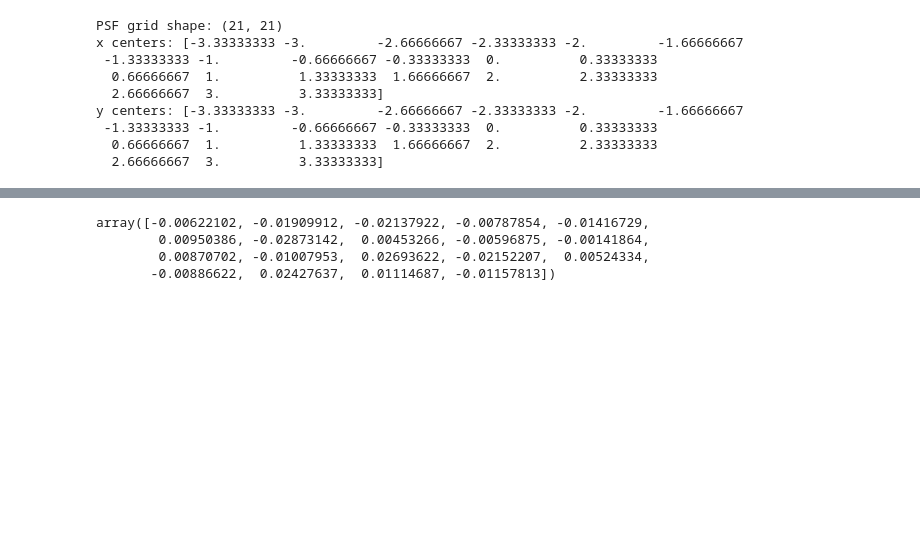
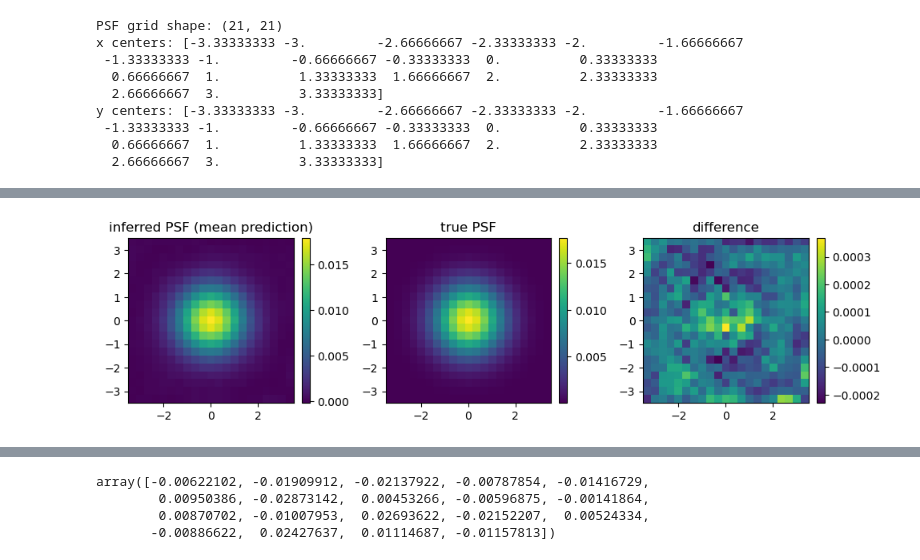
Before and after one commit to kemasuda/bepsf, a Jupyter notebook: src/bepsf/dev.ipynb, the cells around one changed output, grey strips where cells are left out. Saved outputs shown, nothing was run; the diff lists cells and outputs as text; code cells hidden in the pictures; blank space fills up the shorter version.

```diff
--- a/src/bepsf/dev.ipynb
+++ b/src/bepsf/dev.ipynb
@@ -100 +187,20 @@ p_init = {
+# %%
+mu_pred, sigma_pred, U = gp_marginal(gridpsf, popt, p_anchor, idx_anchor, image_obs, sigmaerr, image_super, S, return_pred=True)
+# %%
+meanpsf = mu_pred.reshape(*gridpsf.shape)
+meanpsf /= np.sum(meanpsf)
+truepsf = simulate_gaussian_sources(gridpsf, np.array([1.]), np.array([0.]), np.array([0.]), 1.)
+truepsf /= np.sum(truepsf)
+# %%
+fig, ax = plt.subplots(1,3,figsize=(10,10))
+for i,(image,title) in enumerate(zip([meanpsf, truepsf, meanpsf-truepsf], ['inferred PSF (mean prediction)', 'true PSF', 'difference'])):
+    im = ax[i].imshow(image, origin='lower',
+                      extent=[gridpsf.xgrid_edge[0], gridpsf.xgrid_edge[-1], gridpsf.ygrid_edge[0], gridpsf.ygrid_edge[-1]])
+    divider = make_axes_locatable(ax[i])
+    cax = divider.append_axes("right", size="5%", pad=0.1)
+    plt.colorbar(im, cax=cax)
+    ax[i].set_title(title)
+fig.tight_layout()
+# %% [output]
+[figure, added]
 # %%
```
Also changed, not shown: parts of 30 cells of this notebook.
